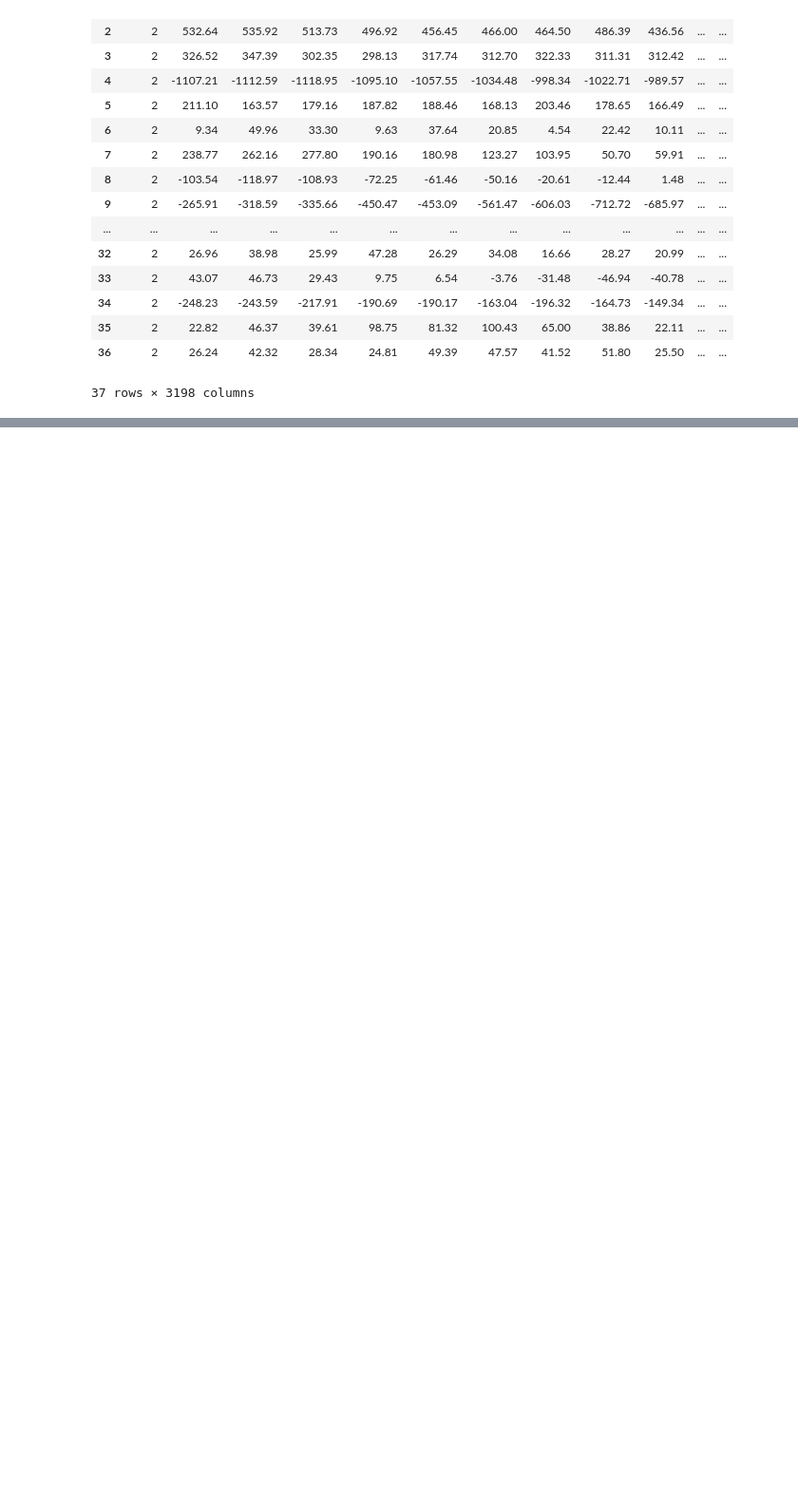
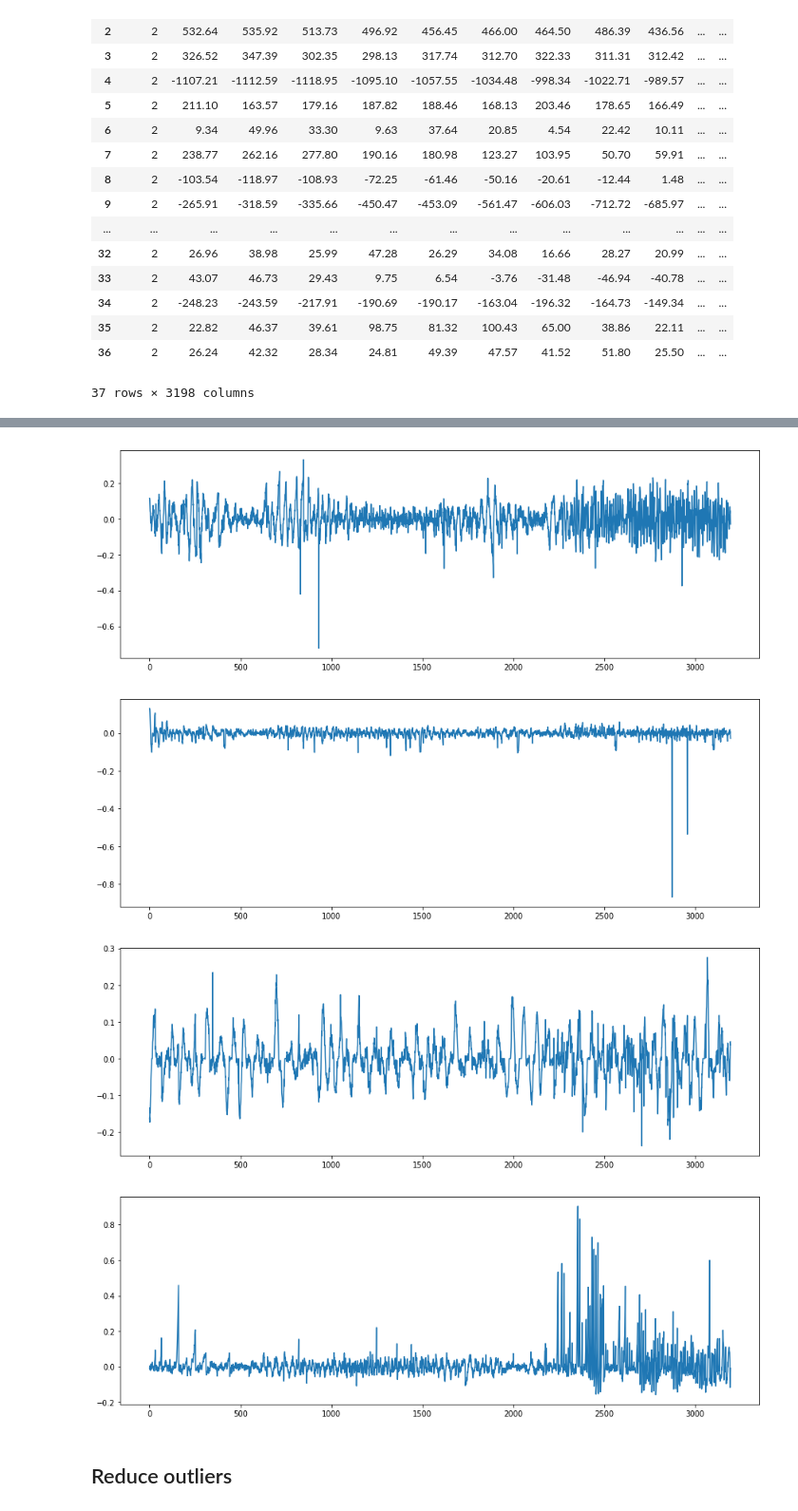
Before and after one commit to jfcarmonag/exoplanet-star-detection, a Jupyter notebook: exostar.ipynb, the cells around one changed output, grey strips where cells are left out. Shown at 95% size. Drawn from its saved outputs; the diff is of its cells as text; code cells hidden in the pictures; blank space fills up the shorter version.

```diff
--- a/exostar.ipynb
+++ b/exostar.ipynb
@@ -110,0 +105,42 @@ plt.show()
+# %%
+def detrend(Y):
+    Z = Y - scipy.ndimage.filters.median_filter(Y, size=50, footprint=None, output=None, mode='reflect', cval=0.0, origin=0)
+    return Z
+# %%
+
+X_train= X_train.apply(detrend,axis=1)
+
+X_test= X_test.apply(detrend,axis=1)
+# %%
+def detrendgaussian(Y):
+    Z = Y - scipy.ndimage.filters.gaussian_filter(Y, sigma=10)
+    return Z
+# %%
+X_train= X_train.apply(detrendgaussian,axis=1)
+
+X_test= X_test.apply(detrendgaussian,axis=1)
+# %%
+Y_0= X_train.iloc[0]
+Y_23 = X_train.iloc[23]
+Y_236 = X_train.iloc[236]
+Y_1000 = X_train.iloc[1000]
+X= np.arange(len (Y_0))
+plt.figure(figsize=(15,5))
+plt.plot(X,Y_0)
+plt.show()
+plt.figure(figsize=(15,5))
+plt.plot(X,Y_23)
+plt.show()
+plt.figure(figsize=(15,5))
+plt.plot(X,Y_236)
+plt.show()
+plt.figure(figsize=(15,5))
+plt.plot(X,Y_1000)
+plt.show()
+# %% [output]
+[figure, added]
+[figure, added]
+[figure, added]
+[figure, added]
+# %% [markdown]
+## Reduce outliers
```
Also changed, not shown: parts of 77 cells of this notebook.
